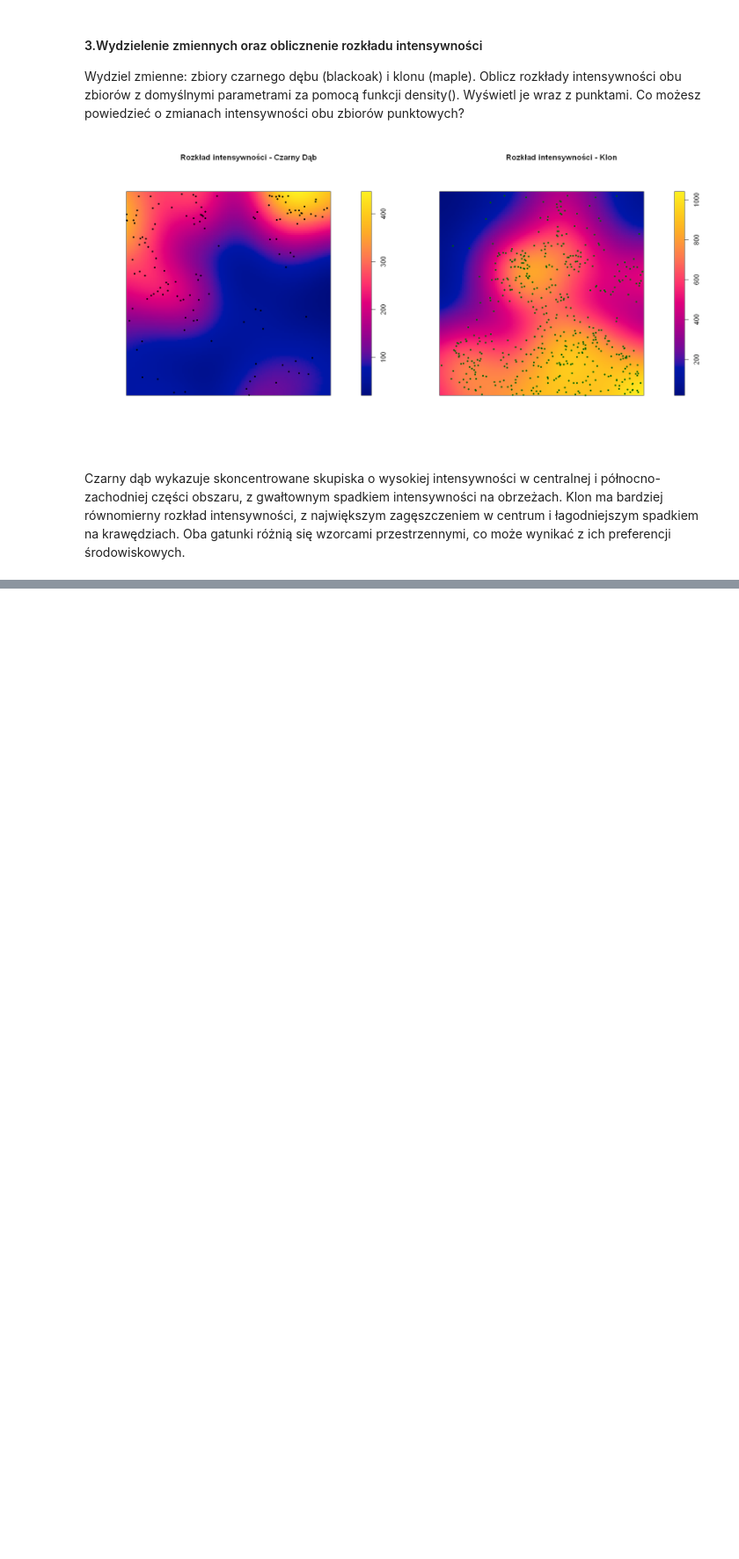
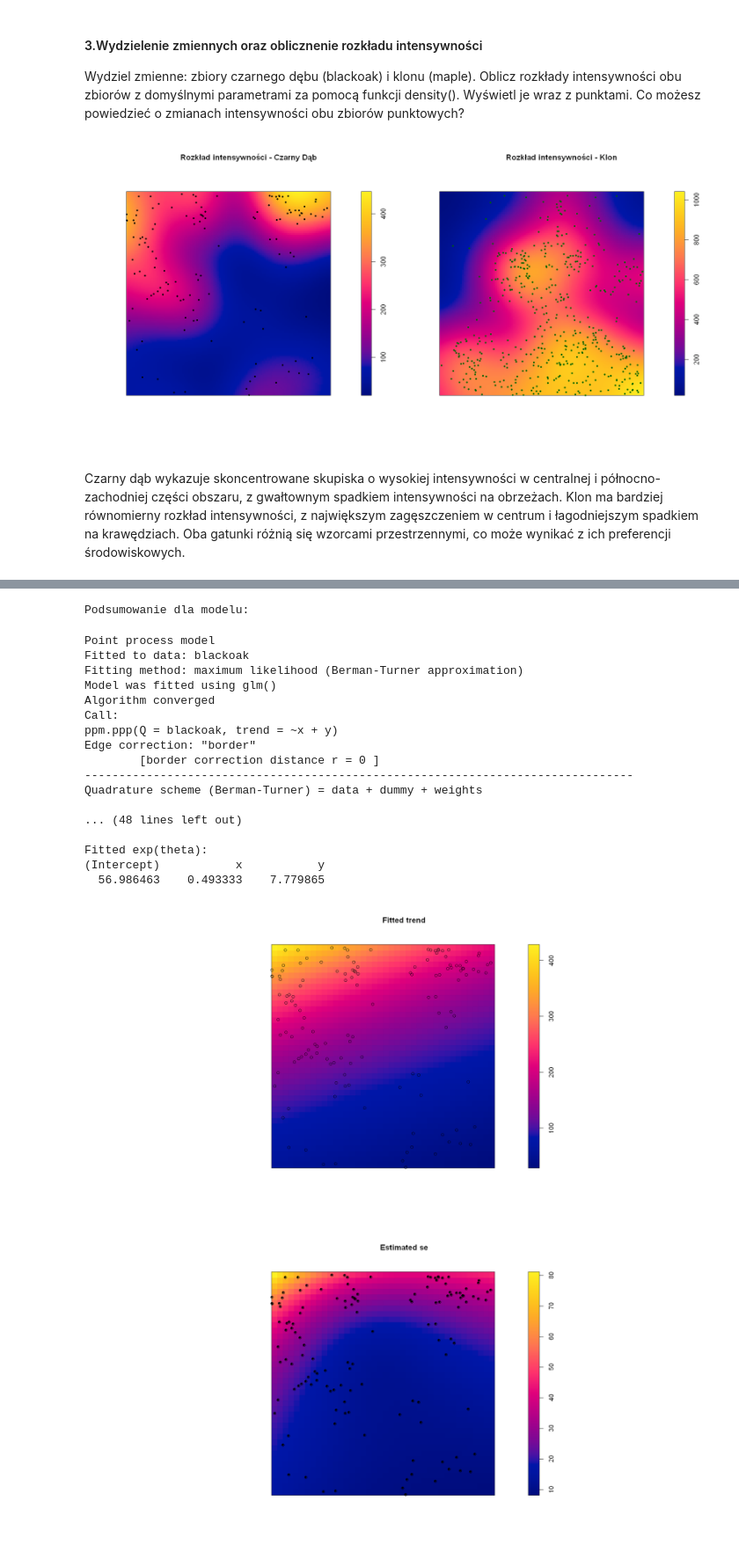
Before and after one commit to saklaskidominik/Spatial_Data_Analysis, a Jupyter notebook: 6_Modeling_of_non_homogeneous_processes/6_Modeling_of_non_homogeneous_processes.ipynb, the cells around one changed output, grey strips where cells are left out. Shown at 88% size. Cells and saved outputs as stored; diff of their text form; code cells hidden in the pictures; blank space fills up the shorter version.

Commit message:
6 Modeling of non homogeneous processes - change 3

```diff
--- a/6_Modeling_of_non_homogeneous_processes/6_Modeling_of_non_homogeneous_processes.ipynb
+++ b/6_Modeling_of_non_homogeneous_processes/6_Modeling_of_non_homogeneous_processes.ipynb
@@ -99,0 +161,42 @@ Czarny dąb wykazuje skoncentrowane skupiska o wysokiej intensywności w central
+# %%
+# Dopasowanie modelu log-liniowego dla czarnego dębu (blackoak)
+ppm_blackoak_model <- ppm(blackoak, ~x + y)  # Model log-liniowy z wyrazem wolnym i współrzędnymi
+
+cat("\nPodsumowanie dla modelu:")
+summary(ppm_blackoak_model)
+
+options(repr.plot.width = 16, repr.plot.height = 8) # Ustawienie szerokości okna wykresu
+
+par(mfrow = c(1, 1))
+
+# Wizualizacja trendu intensywności dla modelu log-liniowego
+plot(ppm_blackoak_model)
+plot(blackoak, add = TRUE, pch = 20)
+
+# Obliczenie rezyduów modelu
+residuals_blackoak <- residuals(ppm_blackoak_model, type = "pearson")  # Rezydua Pearsona
+
+# Wizualizacja rezyduów modelu
+plot(residuals_blackoak, main = "Rezydua modelu - Czarny Dąb")  # Rezydua modelu
+points(blackoak, pch = 16, col = "blue")
+# %% [output]
+Podsumowanie dla modelu:
+Point process model
+Fitted to data: blackoak
+Fitting method: maximum likelihood (Berman-Turner approximation)
+Model was fitted using glm()
+Algorithm converged
+Call:
+ppm.ppp(Q = blackoak, trend = ~x + y)
+Edge correction: "border"
+        [border correction distance r = 0 ]
+--------------------------------------------------------------------------------
+Quadrature scheme (Berman-Turner) = data + dummy + weights
+
+... (48 lines left out)
+
+Fitted exp(theta):
+(Intercept)           x           y
+  56.986463    0.493333    7.779865
+[figure, added]
+[figure, added]
```
Also changed, not shown: parts of 4 cells of this notebook.
